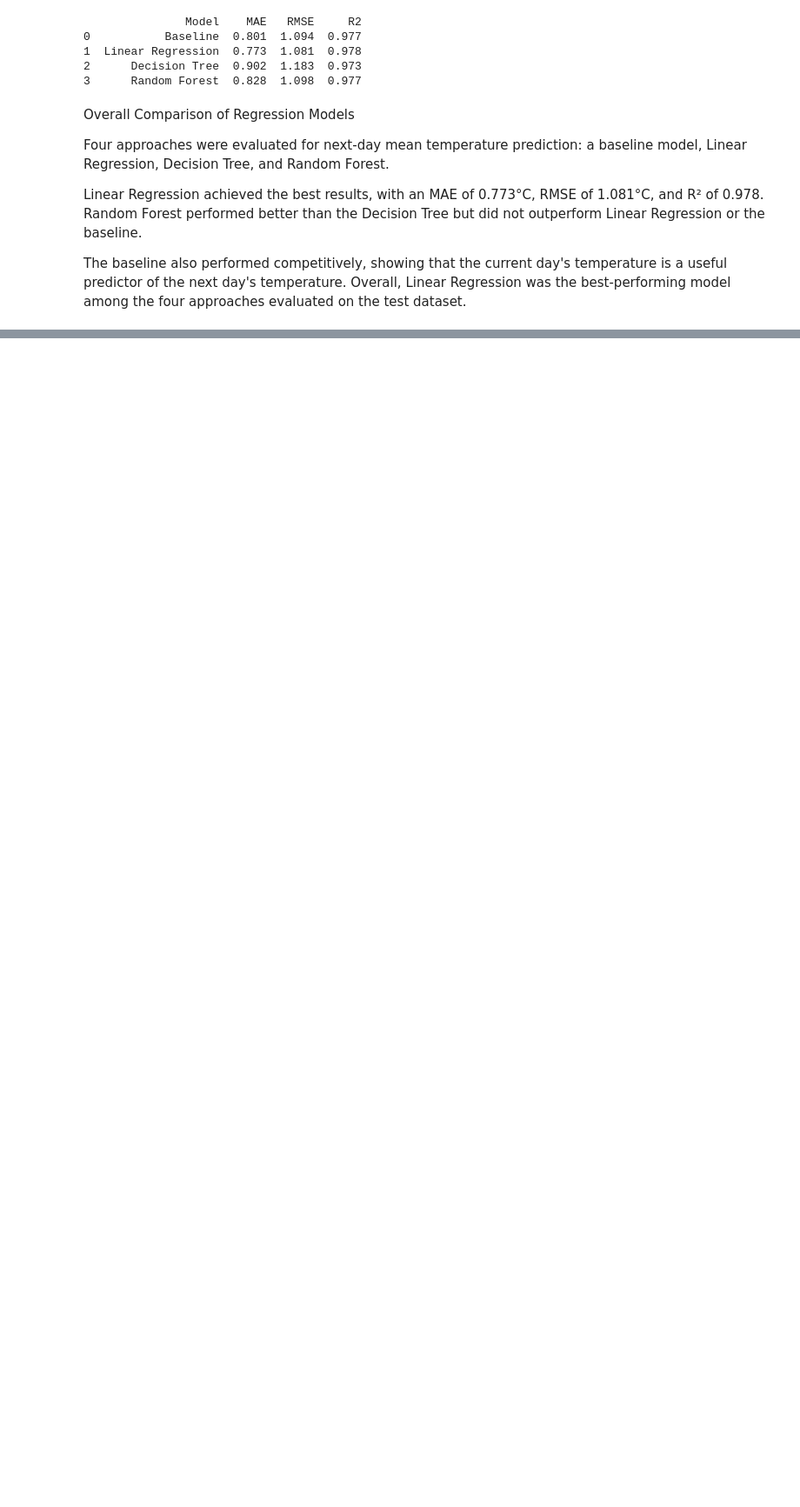
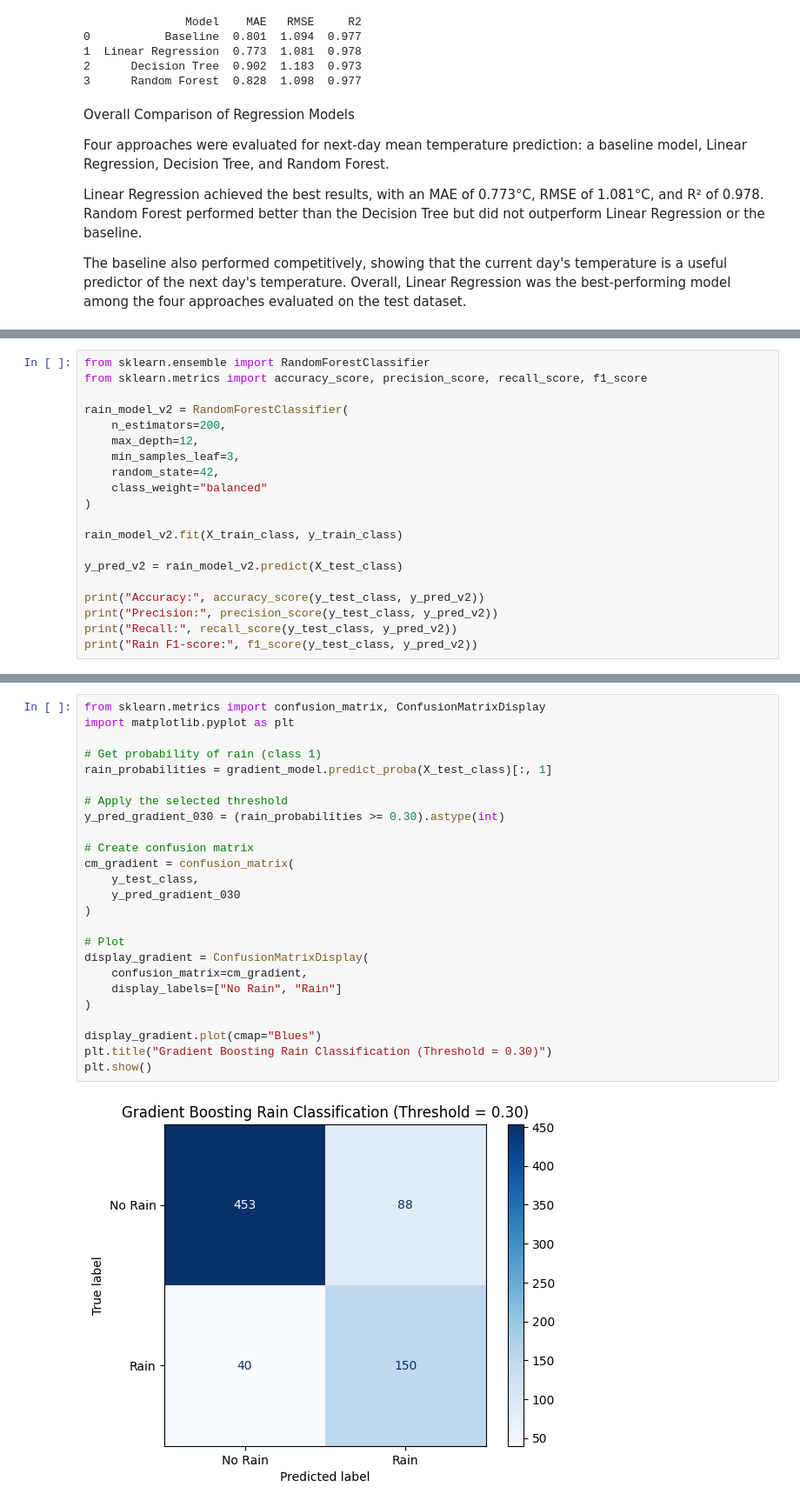
Before and after one commit to Aditi09-20/Weather_Data_Analysis_and_Forecasting, a Jupyter notebook: notebooks/weather_analysis.ipynb, the cells around one changed output, grey strips where cells are left out. Shown at 87% size. Saved outputs shown, nothing was run; the diff lists cells and outputs as text; blank space fills up the shorter version.

```diff
--- a/notebooks/weather_analysis.ipynb
+++ b/notebooks/weather_analysis.ipynb
@@ -978,0 +1161,20 @@ The baseline also performed competitively, showing that the current day's temper
+# %%
+from sklearn.ensemble import RandomForestClassifier
+from sklearn.metrics import accuracy_score, precision_score, recall_score, f1_score
+
+rain_model_v2 = RandomForestClassifier(
+    n_estimators=200,
+    max_depth=12,
+    min_samples_leaf=3,
+    random_state=42,
+    class_weight="balanced"
+)
+
+rain_model_v2.fit(X_train_class, y_train_class)
+
+y_pred_v2 = rain_model_v2.predict(X_test_class)
+
+print("Accuracy:", accuracy_score(y_test_class, y_pred_v2))
+print("Precision:", precision_score(y_test_class, y_pred_v2))
+print("Recall:", recall_score(y_test_class, y_pred_v2))
+print("Rain F1-score:", f1_score(y_test_class, y_pred_v2))
@@ -978,0 +1390,27 @@ The baseline also performed competitively, showing that the current day's temper
+# %%
+from sklearn.metrics import confusion_matrix, ConfusionMatrixDisplay
+import matplotlib.pyplot as plt
+
+# Get probability of rain (class 1)
+rain_probabilities = gradient_model.predict_proba(X_test_class)[:, 1]
+
+# Apply the selected threshold
+y_pred_gradient_030 = (rain_probabilities >= 0.30).astype(int)
+
+# Create confusion matrix
+cm_gradient = confusion_matrix(
+    y_test_class,
+    y_pred_gradient_030
+)
+
+# Plot
+display_gradient = ConfusionMatrixDisplay(
+    confusion_matrix=cm_gradient,
+    display_labels=["No Rain", "Rain"]
+)
+
+display_gradient.plot(cmap="Blues")
+plt.title("Gradient Boosting Rain Classification (Threshold = 0.30)")
+plt.show()
+# %% [output]
+[figure, added]
```
Also changed, not shown: parts of 21 cells of this notebook.
